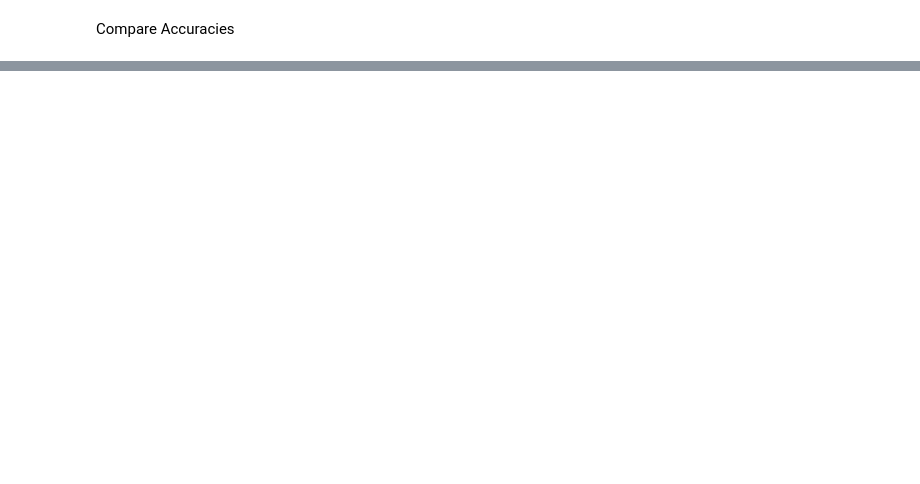
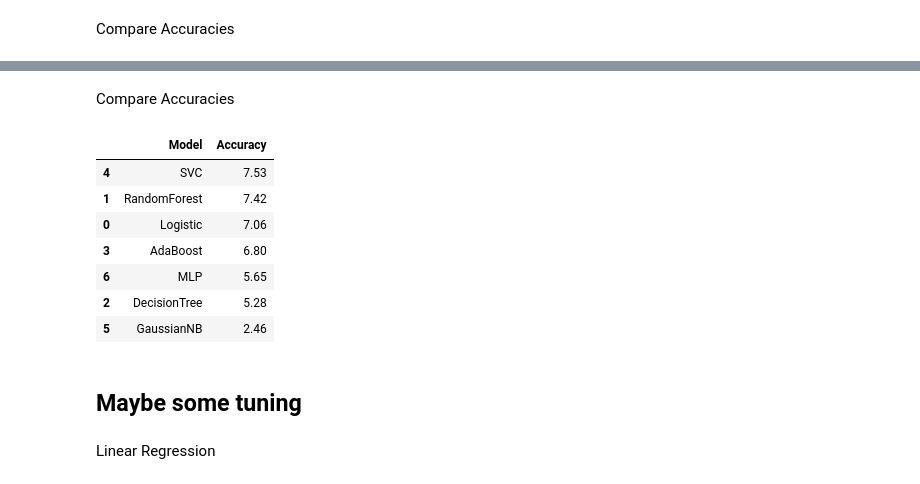
Before and after one commit to ScottBreitbach/DSC630, a Jupyter notebook: Week7/Week7_test2.ipynb, the cells around one changed output, grey strips where cells are left out. Cells and saved outputs as stored; diff of their text form; code cells hidden in the pictures; blank space fills up the shorter version.

```diff
--- a/Week7/Week7_test2.ipynb
+++ b/Week7/Week7_test2.ipynb
@@ -1094,0 +1096,10 @@ results
+# %%
+# Load libraries
+from sklearn.naive_bayes import GaussianNB
+
+# Create Gaussian naive Bayes object
+nBayes = GaussianNB()
+# %%
+%%time
+# Fit model
+models_dict['GaussianNB'] = nBayes.fit(X_train, y_train)
@@ -1094,0 +1110,10 @@ results
+# %%
+# Load libraries
+from sklearn.neural_network import MLPClassifier
+
+# Create classification model
+mlp = MLPClassifier()
+# %%
+%%time
+# Fit model
+models_dict['MLP'] = mlp.fit(X_train, y_train)
@@ -1094,0 +1122,27 @@ results
+# %% [markdown]
+Compare Accuracies
+# %%
+# Create lists of models and accuracy scores
+modelName = []
+score = []
+for key in models_dict:
+    modelName += [key]
+    model = models_dict[key]
+    value = model.score(X_test, y_test)*100
+    score += [round(value, 2)]
+
+# Create DataFrame of results
+d = {'Model': modelName, 'Accuracy': score}
+results = pd.DataFrame(d).sort_values(by=['Accuracy'], ascending=False)
+results
+# %% [output]
+|  | Model | Accuracy |
+| 4 | SVC | 7.53 |
+| 1 | RandomForest | 7.42 |
+| 0 | Logistic | 7.06 |
+| 3 | AdaBoost | 6.80 |
+| 6 | MLP | 5.65 |
+| 2 | DecisionTree | 5.28 |
+| 5 | GaussianNB | 2.46 |
+# %% [markdown]
+## Maybe some tuning
@@ -1094,0 +1157,2 @@ results
+# %% [markdown]
+Linear Regression
```
Also changed, not shown: parts of 72 cells of this notebook, 2 other files.
